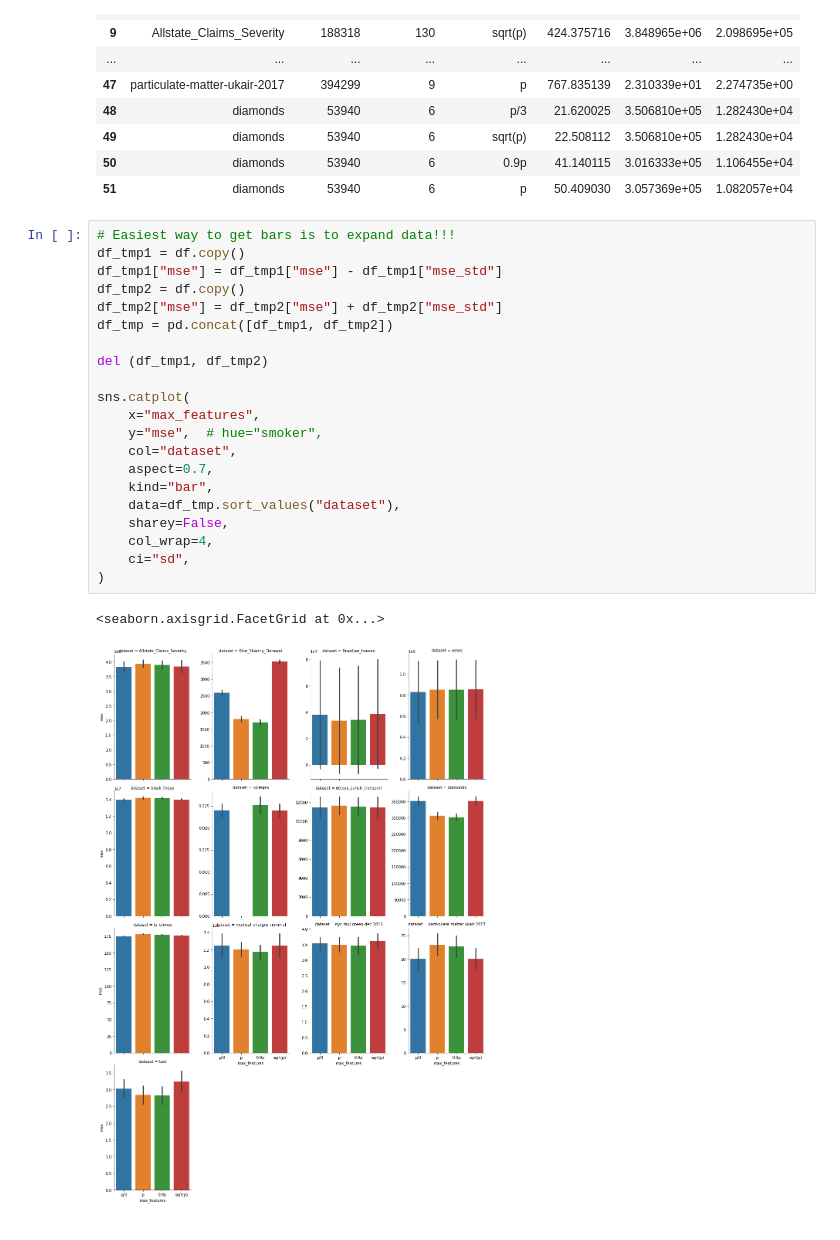
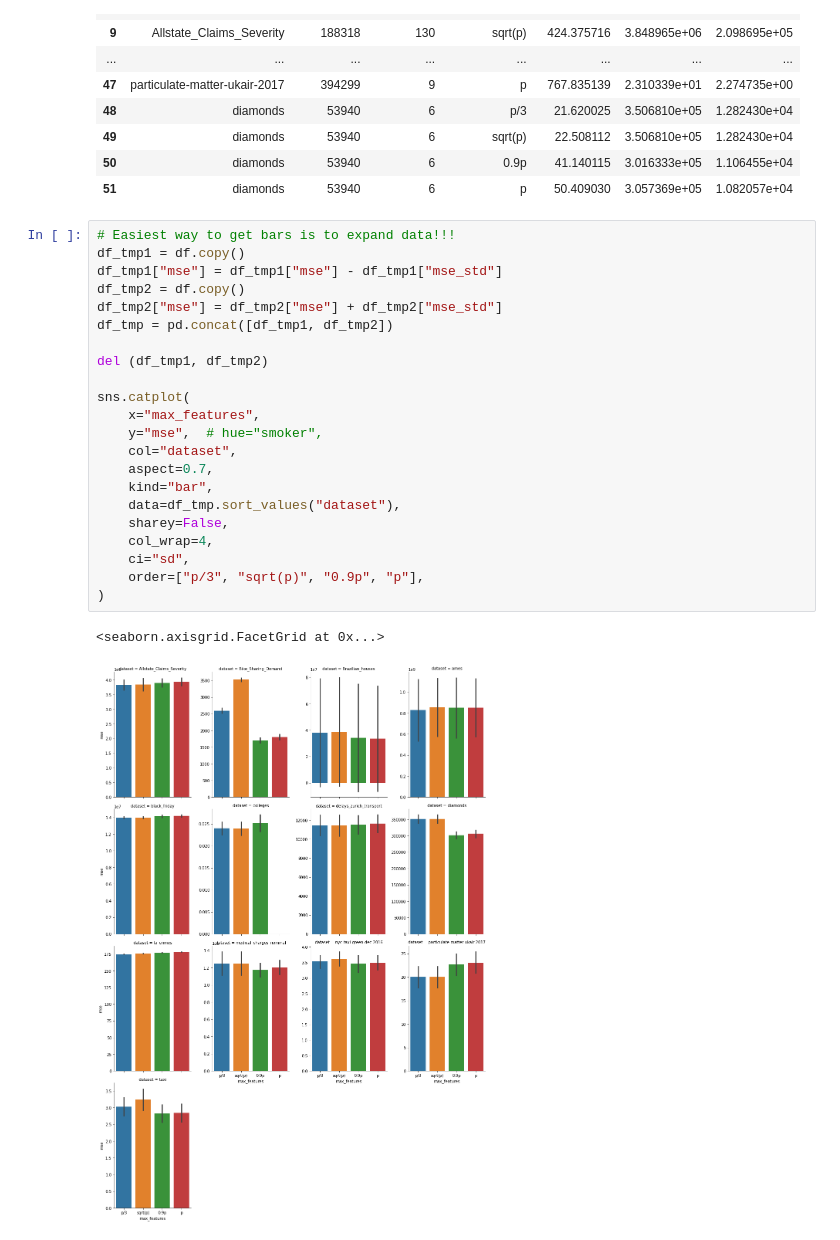
Before and after one commit to lorentzenchr/notebooks, a Jupyter notebook: random_forests_max_features.ipynb, the cells around one changed output. Drawn from its saved outputs; the diff is of its cells as text.

Commit message:
Change x-axis order for random forests

```diff
--- a/random_forests_max_features.ipynb
+++ b/random_forests_max_features.ipynb
@@ -325,27 +325,28 @@ df
 # %%
 # Easiest way to get bars is to expand data!!!
 df_tmp1 = df.copy()
 df_tmp1["mse"] = df_tmp1["mse"] - df_tmp1["mse_std"]
 df_tmp2 = df.copy()
 df_tmp2["mse"] = df_tmp2["mse"] + df_tmp2["mse_std"]
 df_tmp = pd.concat([df_tmp1, df_tmp2])
 
 del (df_tmp1, df_tmp2)
 
 sns.catplot(
     x="max_features",
     y="mse",  # hue="smoker",
     col="dataset",
     aspect=0.7,
     kind="bar",
     data=df_tmp.sort_values("dataset"),
     sharey=False,
     col_wrap=4,
     ci="sd",
+    order=["p/3", "sqrt(p)", "0.9p", "p"],
 )
 # %% [output]
 <seaborn.axisgrid.FacetGrid at 0x...>
-[figure, old version]
+[figure, new version]
 # %%
 sns.catplot(
     x="max_features",
```
Also changed, not shown: parts of 1 cell of this notebook.
